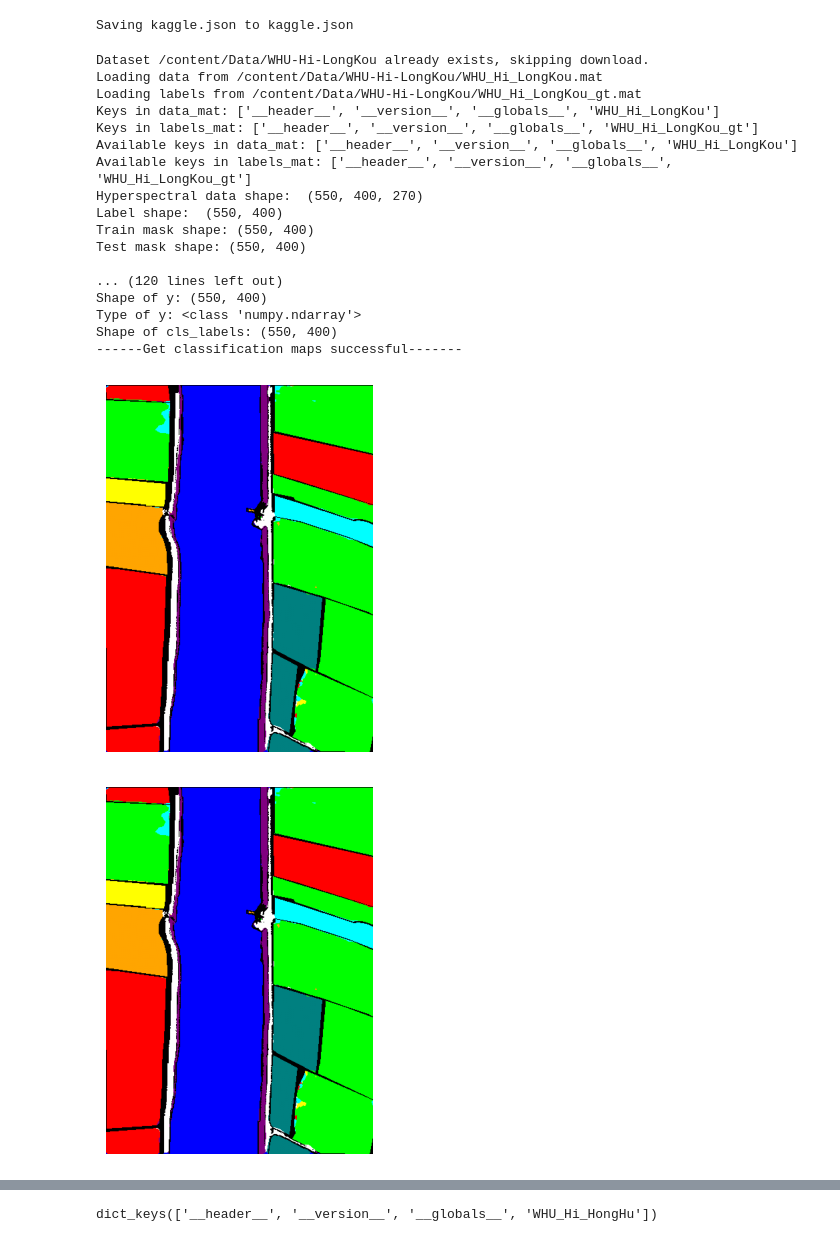
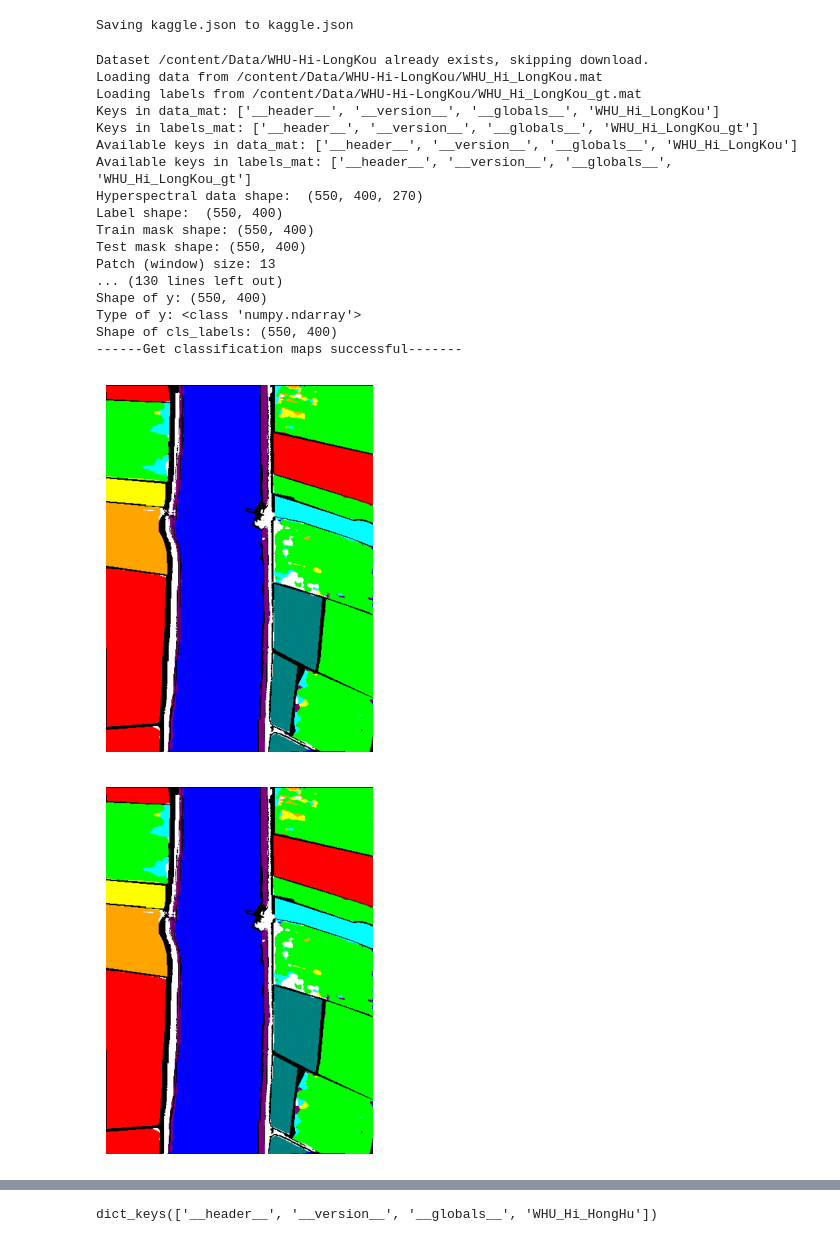
Before and after one commit to HamzaElshafie/CNNs-SST-for-Precise-Crop-Classification-from-UAV-borne-HSI, a Jupyter notebook: SSFTT/Train_SSFTT_Model.ipynb, the cells around one changed output, grey strips where cells are left out. Saved outputs shown, nothing was run; the diff lists cells and outputs as text; code cells hidden in the pictures.

Commit message:
Referred back to the old version to do the full classification.

```diff
--- a/SSFTT/Train_SSFTT_Model.ipynb
+++ b/SSFTT/Train_SSFTT_Model.ipynb
@@ -165,7 +165,7 @@ def createImageCubesWithMask(X, y, mask, mask_type, windowSize=13):
 
     print(f"y shape: {y.shape}, type: {type(y)}")
     print(f"{mask_type} positions shape: {positions.shape}, type: {type(positions)}")
-    print("_________________________________________________________________________")
+    print("_________________________________________________________________________\n")
 
     # Iterate over the positions
     for i, pos in enumerate(positions):
@@ -179,6 +179,27 @@ def createImageCubesWithMask(X, y, mask, mask_type, windowSize=13):
         patchesData[i, :, :, :] = patch
         # Get the label from the original label data
         patchesLabels[i] = y[x, y_pos] - 1   # Assuming y has the same shape as the original image
+
+    return patchesData, patchesLabels
+
+def createImageCubes(X, y, windowSize=13, removeZeroLabels=True):
+    # Padding
+    margin = int((windowSize - 1) / 2)
+    zeroPaddedX = padWithZeros(X, margin=margin)
+    # Split patches
+    patchesData = np.zeros((X.shape[0] * X.shape[1], windowSize, windowSize, X.shape[2]))
+    patchesLabels = np.zeros((X.shape[0] * X.shape[1]))
+    patchIndex = 0
+    for r in range(margin, zeroPaddedX.shape[0] - margin):
+        for c in range(margin, zeroPaddedX.shape[1] - margin):
+            patch = zeroPaddedX[r - margin:r + margin + 1, c - margin:c + margin + 1]
+            patchesData[patchIndex, :, :, :] = patch
+            patchesLabels[patchIndex] = y[r-margin, c-margin]
+            patchIndex = patchIndex + 1
+    if removeZeroLabels:
+        patchesData = patchesData[patchesLabels>0,:,:,:]
+        patchesLabels = patchesLabels[patchesLabels>0]
+        patchesLabels -= 1
 
     return patchesData, patchesLabels
 
@@ -201,8 +222,8 @@ def create_data_loader(dataset, kaggle_json_path, train_samples):
     print('Data shape after PCA: ', X_pca.shape) # Eg. LongKou 550, 400, 30
 
     print('\n... ... Create data cubes with masks ... ...')
-    Xtrain, ytrain = createImageCubesWithMask(X_pca, y, train_mask, mask_type="Training Mask", windowSize=patch_size)
-    Xtest, ytest = createImageCubesWithMask(X_pca, y, test_mask, mask_type="Testing Mask", windowSize=patch_size)
+    Xtrain, ytrain = createImageCubesWithMask(X_pca, y, train_mask, mask_type="Training mask", windowSize=patch_size)
+    Xtest, ytest = createImageCubesWithMask(X_pca, y, test_mask, mask_type="Testing mask", windowSize=patch_size)
     print('Xtrain shape: ', Xtrain.shape)
     print('Xtest shape: ', Xtest.shape)
     print('ytrain shape: ', ytrain.shape)
@@ -223,7 +244,14 @@ def create_data_loader(dataset, kaggle_json_path, train_samples):
     train_loader = torch.utils.data.DataLoader(dataset=trainset, batch_size=BATCH_SIZE_TRAIN, shuffle=True, num_workers=0)
     test_loader = torch.utils.data.DataLoader(dataset=testset, batch_size=BATCH_SIZE_TRAIN, shuffle=False, num_workers=0)
 
-    return train_loader, test_loader, y
+    # For the full scene classification
+    X_pca, y_all = createImageCubes(X_pca, y, windowSize=patch_size)
+    X_pca = X_pca.reshape(-1, patch_size, patch_size, pca_components, 1)
+    X_pca = X_pca.transpose(0, 4, 3, 1, 2)
+    X = TestDS(X_pca, y_all)
+    all_data_loader = torch.utils.data.DataLoader(dataset=X, batch_size=BATCH_SIZE_TRAIN, shuffle=False, num_workers=0)
+
+    return train_loader, test_loader, all_data_loader, y
 
 
 def train(train_loader, num_classes, epochs):
@@ -325,7 +353,7 @@ class Args:
 args = Args(dataset='LongKou', kaggle_json_path='~/.kaggle/kaggle.json')
 num_classes = NUM_CLASSES[args.dataset]
 
-train_loader, test_loader, y_all= create_data_loader(args.dataset, args.kaggle_json_path, train_samples=100)
+train_loader, test_loader, all_data_loader, y_all= create_data_loader(args.dataset, args.kaggle_json_path, train_samples=100)
 tic1 = time.perf_counter()
 net, device = train(train_loader, num_classes, epochs=100)
 torch.save(net.state_dict(), f'{main_dir}/SSFTT/cls_params/SSFTTnet_params_{args.dataset}.pth')
@@ -345,38 +373,38 @@ with open(report_file_name, 'w') as x_file:
     x_file.write('{} Test_time (s)'.format(Test_time))
     x_file.write('\n')
     x_file.write('{} Kappa accuracy (%)'.format(kappa))
     x_file.write('\n')
     x_file.write('{} Overall accuracy (%)'.format(oa))
     x_file.write('\n')
     x_file.write('{} Average accuracy (%)'.format(aa))
     x_file.write('\n')
     x_file.write('{} Each accuracy (%)'.format(each_acc))
     x_file.write('\n')
     x_file.write('{}'.format(classification))
     x_file.write('\n')
     x_file.write('{}'.format(confusion))
 
-get_cls_map.get_cls_map(net, device, test_loader, y_all, args.dataset)
+get_cls_map.get_cls_map(net, device, all_data_loader, y_all, args.dataset)
 # %% [output]
 Dataset /content/Data/WHU-Hi-LongKou already exists, skipping download.
 Loading data from /content/Data/WHU-Hi-LongKou/WHU_Hi_LongKou.mat
 Loading labels from /content/Data/WHU-Hi-LongKou/WHU_Hi_LongKou_gt.mat
 Keys in data_mat: ['__header__', '__version__', '__globals__', 'WHU_Hi_LongKou']
 Keys in labels_mat: ['__header__', '__version__', '__globals__', 'WHU_Hi_LongKou_gt']
 Available keys in data_mat: ['__header__', '__version__', '__globals__', 'WHU_Hi_LongKou']
 Available keys in labels_mat: ['__header__', '__version__', '__globals__', 'WHU_Hi_LongKou_gt']
 Hyperspectral data shape:  (550, 400, 270)
 Label shape:  (550, 400)
 Train mask shape: (550, 400)
 Test mask shape: (550, 400)
-
-... (120 lines left out)
+Patch (window) size: 13
+... (130 lines left out)
 Shape of y: (550, 400)
 Type of y: <class 'numpy.ndarray'>
 Shape of cls_labels: (550, 400)
 ------Get classification maps successful-------
-[figure, old version]
+[figure, new version]
-[figure, old version]
+[figure, new version]
 [figure]
 # %%
 data_dir = '/content/Data'
```
Also changed, not shown: parts of 1 cell of this notebook.
